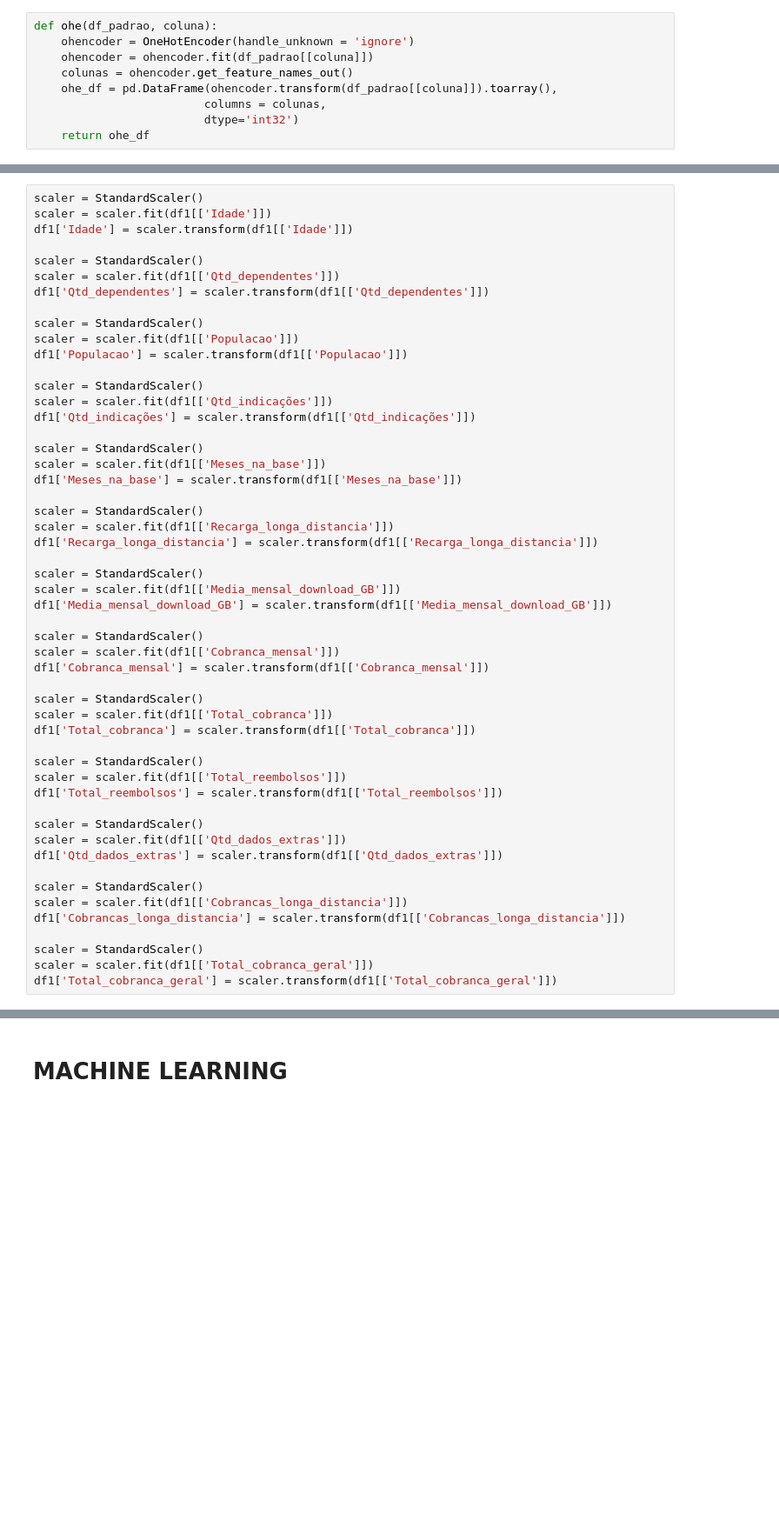
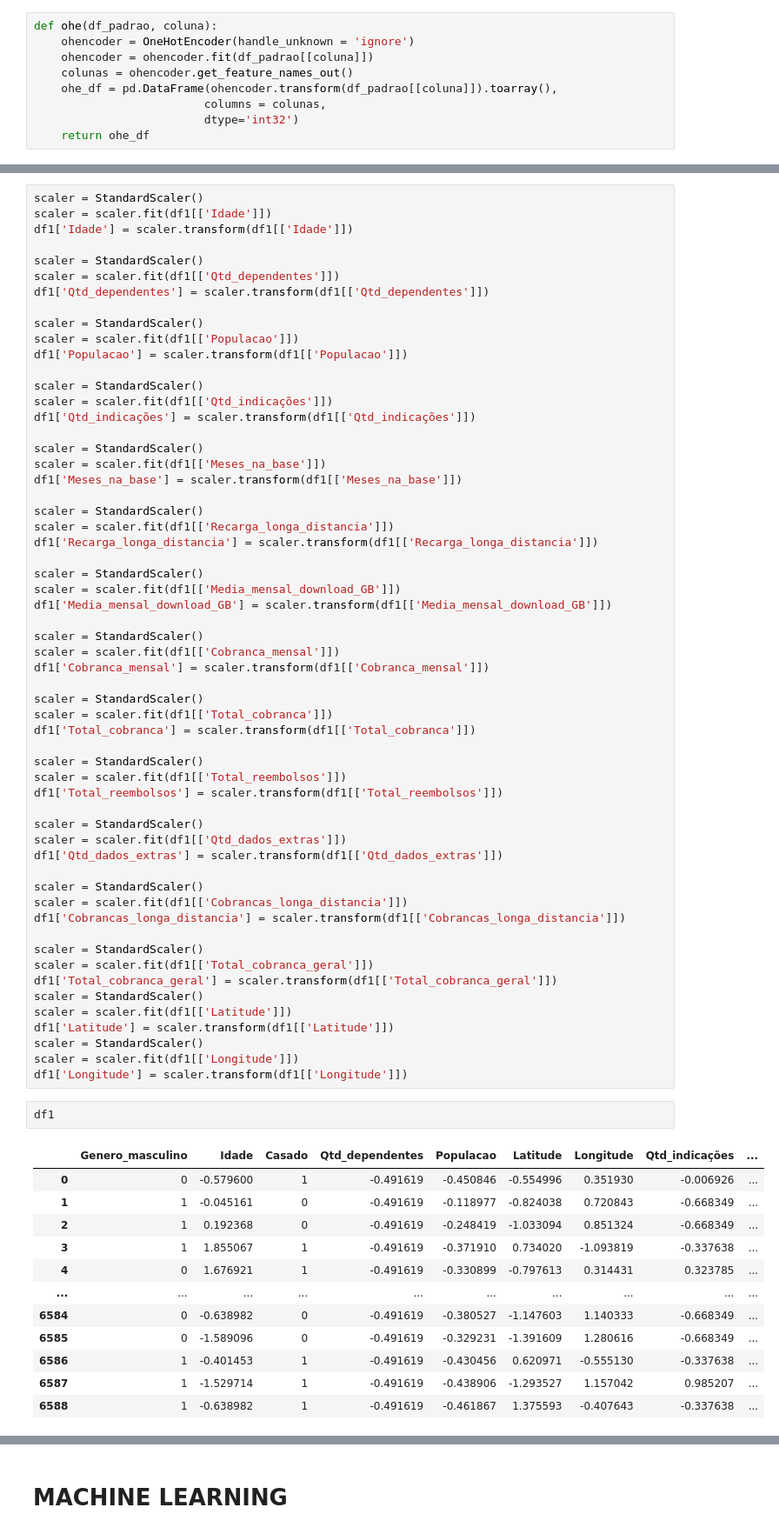
Before and after one commit to JuniorNS96/TCC, a Jupyter notebook: main.ipynb, the cells around one changed output, grey strips where cells are left out. Shown at 87% size. Cells and saved outputs as stored; diff of their text form; blank space fills up the shorter version.

```diff
--- a/main.ipynb
+++ b/main.ipynb
@@ -1375,3 +1372,24 @@ df1['Cobrancas_longa_distancia'] = scaler.transform(df1[['Cobrancas_longa_distan
 scaler = StandardScaler()
 scaler = scaler.fit(df1[['Total_cobranca_geral']])
 df1['Total_cobranca_geral'] = scaler.transform(df1[['Total_cobranca_geral']])
+scaler = StandardScaler()
+scaler = scaler.fit(df1[['Latitude']])
+df1['Latitude'] = scaler.transform(df1[['Latitude']])
+scaler = StandardScaler()
+scaler = scaler.fit(df1[['Longitude']])
+df1['Longitude'] = scaler.transform(df1[['Longitude']])
+# %%
+df1
+# %% [output]
+|  | Genero_masculino | Idade | Casado | Qtd_dependentes | Populacao | Latitude | Longitude | Qtd_indicações | ... |
+| 0 | 0 | -0.579600 | 1 | -0.491619 | -0.450846 | -0.554996 | 0.351930 | -0.006926 | ... |
+| 1 | 1 | -0.045161 | 0 | -0.491619 | -0.118977 | -0.824038 | 0.720843 | -0.668349 | ... |
+| 2 | 1 | 0.192368 | 0 | -0.491619 | -0.248419 | -1.033094 | 0.851324 | -0.668349 | ... |
+| 3 | 1 | 1.855067 | 1 | -0.491619 | -0.371910 | 0.734020 | -1.093819 | -0.337638 | ... |
+| 4 | 0 | 1.676921 | 1 | -0.491619 | -0.330899 | -0.797613 | 0.314431 | 0.323785 | ... |
+| ... | ... | ... | ... | ... | ... | ... | ... | ... | ... |
+| 6584 | 0 | -0.638982 | 0 | -0.491619 | -0.380527 | -1.147603 | 1.140333 | -0.668349 | ... |
+| 6585 | 0 | -1.589096 | 0 | -0.491619 | -0.329231 | -1.391609 | 1.280616 | -0.668349 | ... |
+| 6586 | 1 | -0.401453 | 1 | -0.491619 | -0.430456 | 0.620971 | -0.555130 | -0.337638 | ... |
+| 6587 | 1 | -1.529714 | 1 | -0.491619 | -0.438906 | -1.293527 | 1.157042 | 0.985207 | ... |
+| 6588 | 1 | -0.638982 | 1 | -0.491619 | -0.461867 | 1.375593 | -0.407643 | -0.337638 | ... |
```
Also changed, not shown: parts of 32 cells of this notebook, 2 other files.
